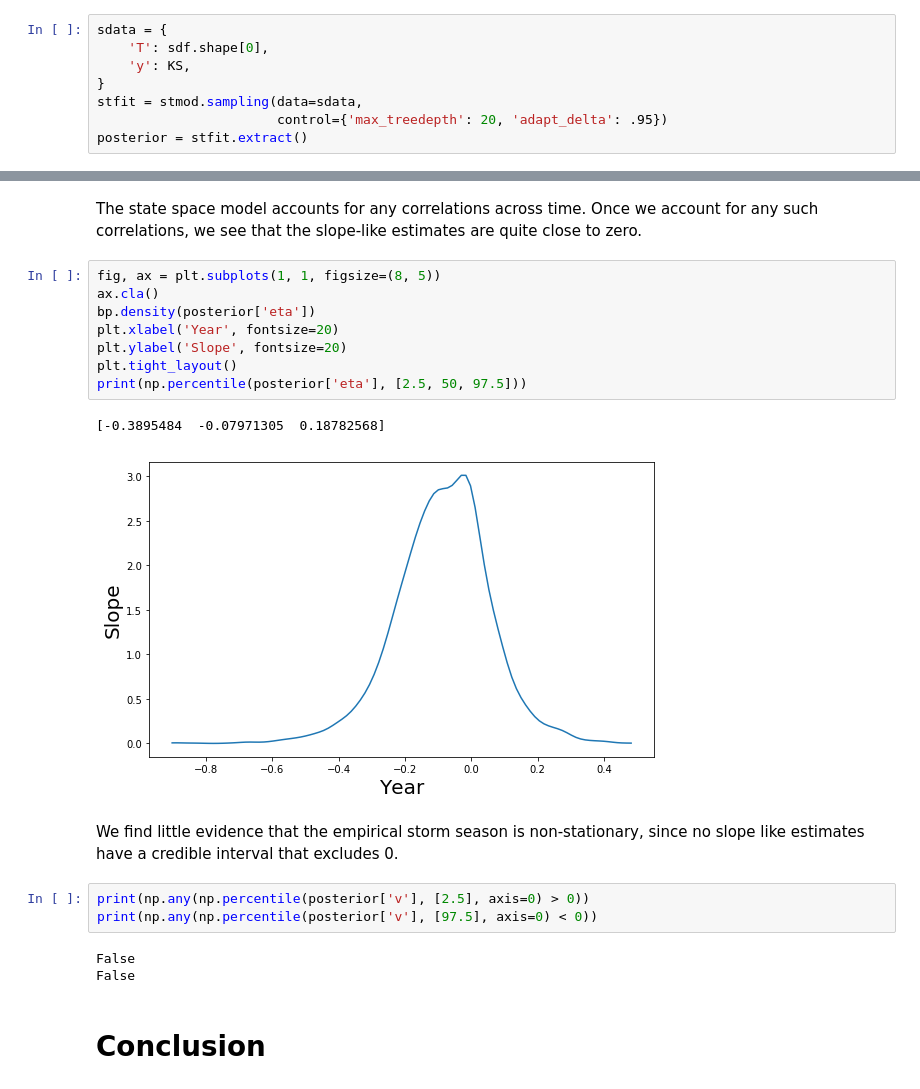
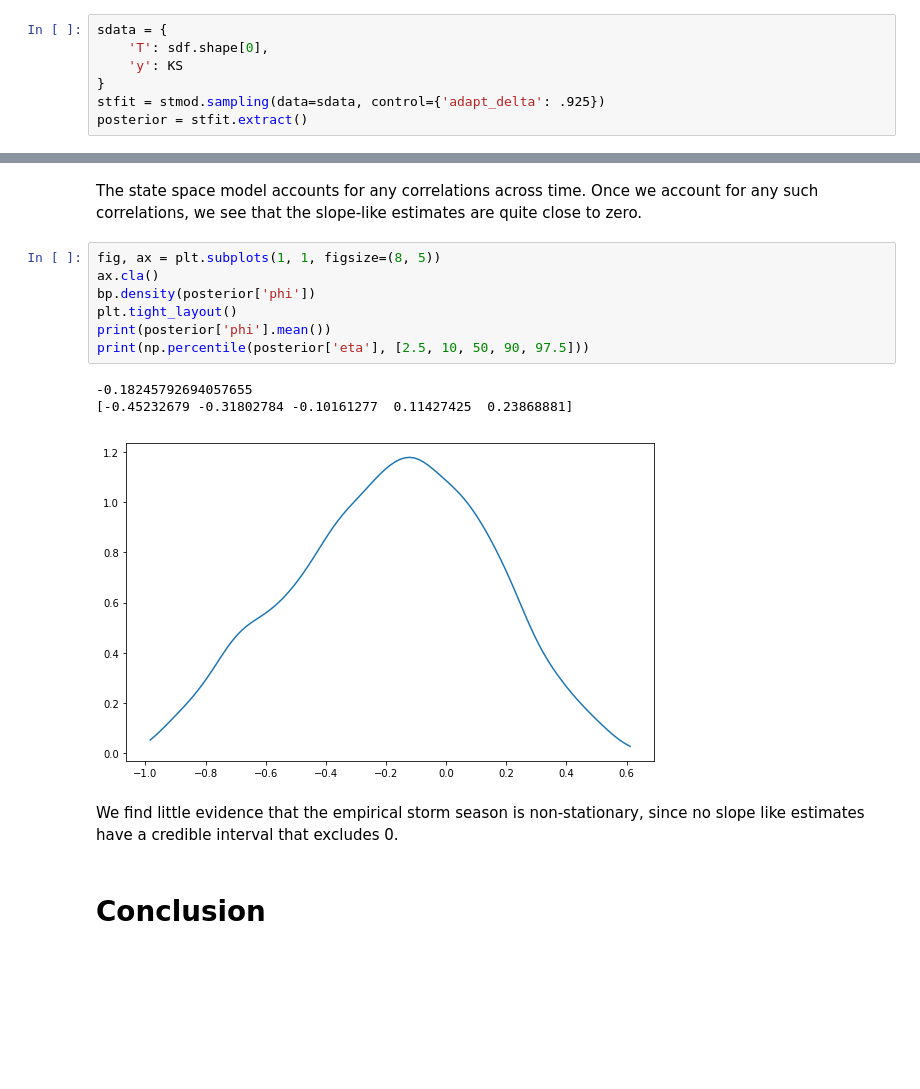
Before and after one commit to roualdes/stormevents, a Jupyter notebook: stormevents.ipynb, the cells around one changed output, grey strips where cells are left out. Cells and saved outputs as stored; diff of their text form; blank space fills up the shorter version.

```diff
--- a/stormevents.ipynb
+++ b/stormevents.ipynb
@@ -445,9 +468,8 @@ plt.tight_layout()
 # %%
 sdata = {
     'T': sdf.shape[0],
-    'y': KS,
+    'y': KS
 }
-stfit = stmod.sampling(data=sdata,
-                       control={'max_treedepth': 20, 'adapt_delta': .95})
+stfit = stmod.sampling(data=sdata, control={'adapt_delta': .925})
 posterior = stfit.extract()
 # %%
@@ -482,22 +502,16 @@ The state space model accounts for any correlations across time.  Once we accoun
 # %%
 fig, ax = plt.subplots(1, 1, figsize=(8, 5))
 ax.cla()
-bp.density(posterior['eta'])
-plt.xlabel('Year', fontsize=20)
-plt.ylabel('Slope', fontsize=20)
+bp.density(posterior['phi'])
 plt.tight_layout()
-print(np.percentile(posterior['eta'], [2.5, 50, 97.5]))
+print(posterior['phi'].mean())
+print(np.percentile(posterior['eta'], [2.5, 10, 50, 90, 97.5]))
 # %% [output]
-[-0.3895484  -0.07971305  0.18782568]
+-0.18245792694057655
+[-0.45232679 -0.31802784 -0.10161277  0.11427425  0.23868881]
-[figure, old version]
+[figure, new version]
 # %% [markdown]
 We find little evidence that the empirical storm season is non-stationary, since no slope like estimates have a credible interval that excludes 0.
-# %%
-print(np.any(np.percentile(posterior['v'], [2.5], axis=0) > 0))
-print(np.any(np.percentile(posterior['v'], [97.5], axis=0) < 0))
-# %% [output]
-False
-False
 # %% [markdown]
 # Conclusion
 # %% [markdown]
```
Also changed, not shown: parts of 31 cells of this notebook, 1 other file.
